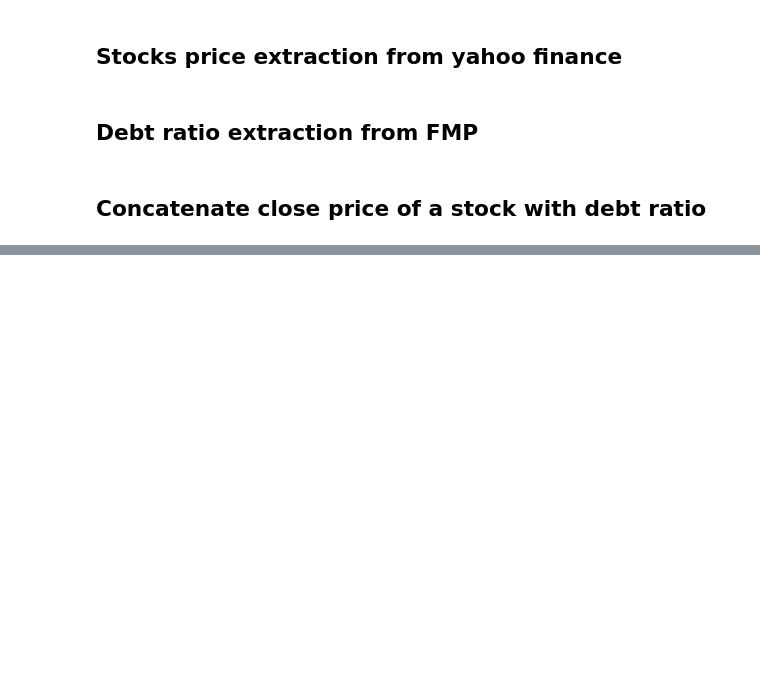
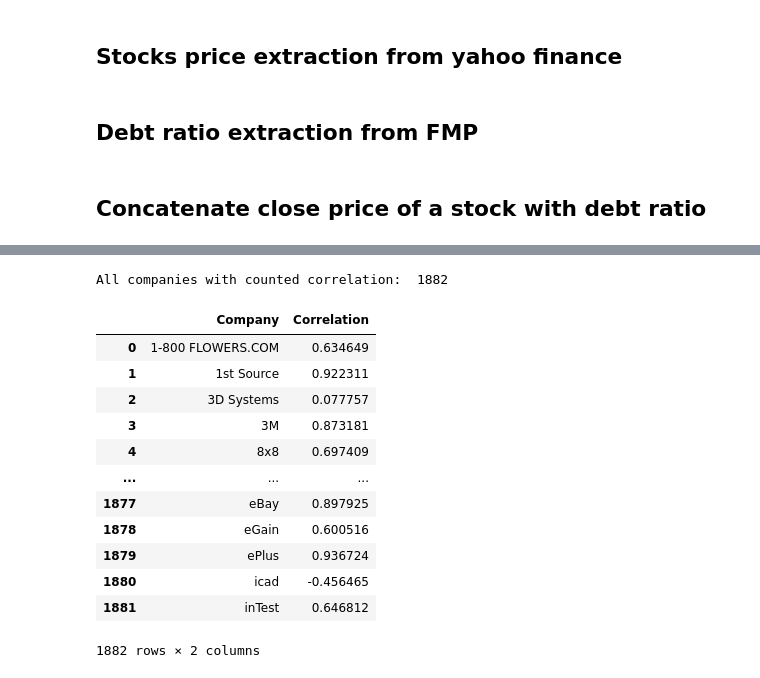
Before and after one commit to dansil2301/stocksDebtRatioResearch, a Jupyter notebook: ResearchStockDebtRatio.ipynb, the cells around one changed output, grey strips where cells are left out. Cells and saved outputs as stored; diff of their text form; code cells hidden in the pictures; blank space fills up the shorter version.

```diff
--- a/ResearchStockDebtRatio.ipynb
+++ b/ResearchStockDebtRatio.ipynb
@@ -81,0 +200,29 @@ for company in us_stocks.iterrows():
+# %%
+correlation_results = pd.DataFrame(columns=['Company', 'Correlation'])
+
+correlation_results = []
+
+for company, group in analysis_data.groupby('Company'):
+    group = group.dropna(subset=['Debt', 'Close'])
+    correlation = group['Debt'].corr(group['Close'])
+    correlation_results.append({'Company': company, 'Correlation': correlation})
+
+correlation_results_df = pd.DataFrame(correlation_results)
+
+print("All companies with counted correlation: ", len(correlation_results_df))
+correlation_results_df
+# %% [output]
+All companies with counted correlation:  1882
+|  | Company | Correlation |
+| 0 | 1-800 FLOWERS.COM | 0.634649 |
+| 1 | 1st Source | 0.922311 |
+| 2 | 3D Systems | 0.077757 |
+| 3 | 3M | 0.873181 |
+| 4 | 8x8 | 0.697409 |
+| ... | ... | ... |
+| 1877 | eBay | 0.897925 |
+| 1878 | eGain | 0.600516 |
+| 1879 | ePlus | 0.936724 |
+| 1880 | icad | -0.456465 |
+| 1881 | inTest | 0.646812 |
+1882 rows × 2 columns
```
Also changed, not shown: parts of 9 cells of this notebook, 1 other file.
